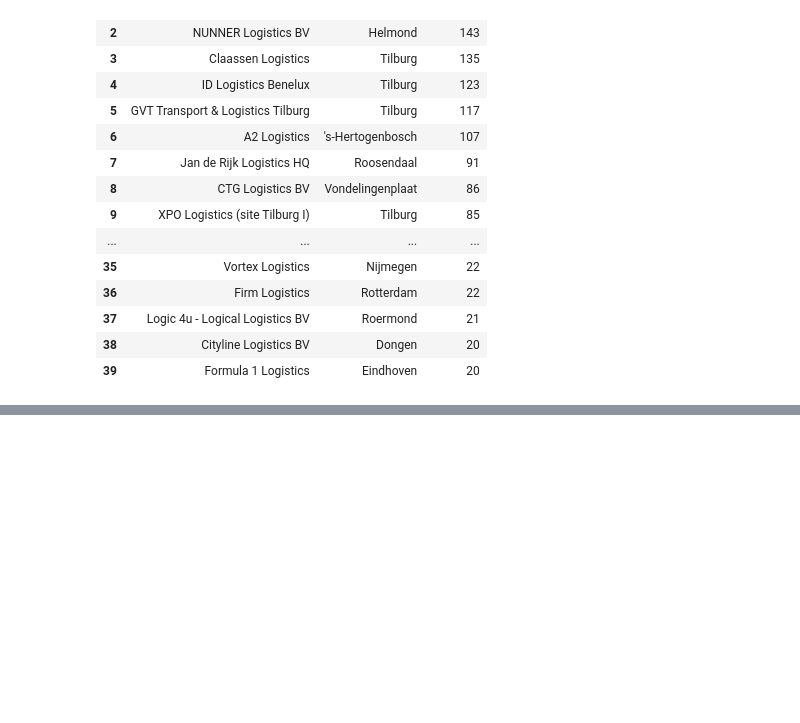
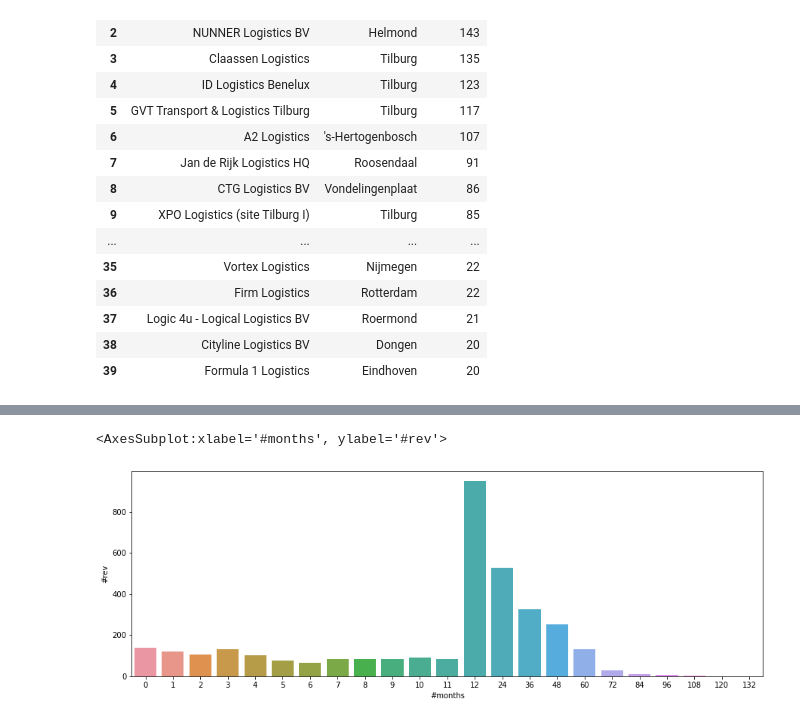
Before and after one commit to GSSaac/TOMlogistics, a Jupyter notebook: gs_WP1_DescriptiveStats.ipynb, the cells around one changed output, grey strips where cells are left out. Cells and saved outputs as stored; diff of their text form; code cells hidden in the pictures; blank space fills up the shorter version.

```diff
--- a/gs_WP1_DescriptiveStats.ipynb
+++ b/gs_WP1_DescriptiveStats.ipynb
@@ -147,0 +281,14 @@ number_reviews_per_company[number_reviews_per_company['#reviews']>=20]
+# %%
+# only written reviews
+Not_null_date_rev = Dataset[~Dataset['published_date'].isnull()]
+Not_null_date_rev = Not_null_date_rev[~Not_null_date_rev['review_EN'].isnull()]
+Not_null_date_rev['published_date'].value_counts(dropna = False)
+
+Not_null_date_rev['period_months'] = Not_null_date_rev['published_date'].apply(lambda x: set_period(x))
+period_months_counts_rev = Not_null_date_rev['period_months'].value_counts(dropna = False).sort_index().reset_index()
+period_months_counts_rev.columns = ['#months','#rev']
+fig, ax = plt.subplots(figsize = (15,5))
+sns.barplot(data = period_months_counts_rev, x = '#months',y = '#rev')
+# %% [output]
+<AxesSubplot:xlabel='#months', ylabel='#rev'>
+[figure, added]
```
Also changed, not shown: parts of 11 cells of this notebook, 3 other files.
